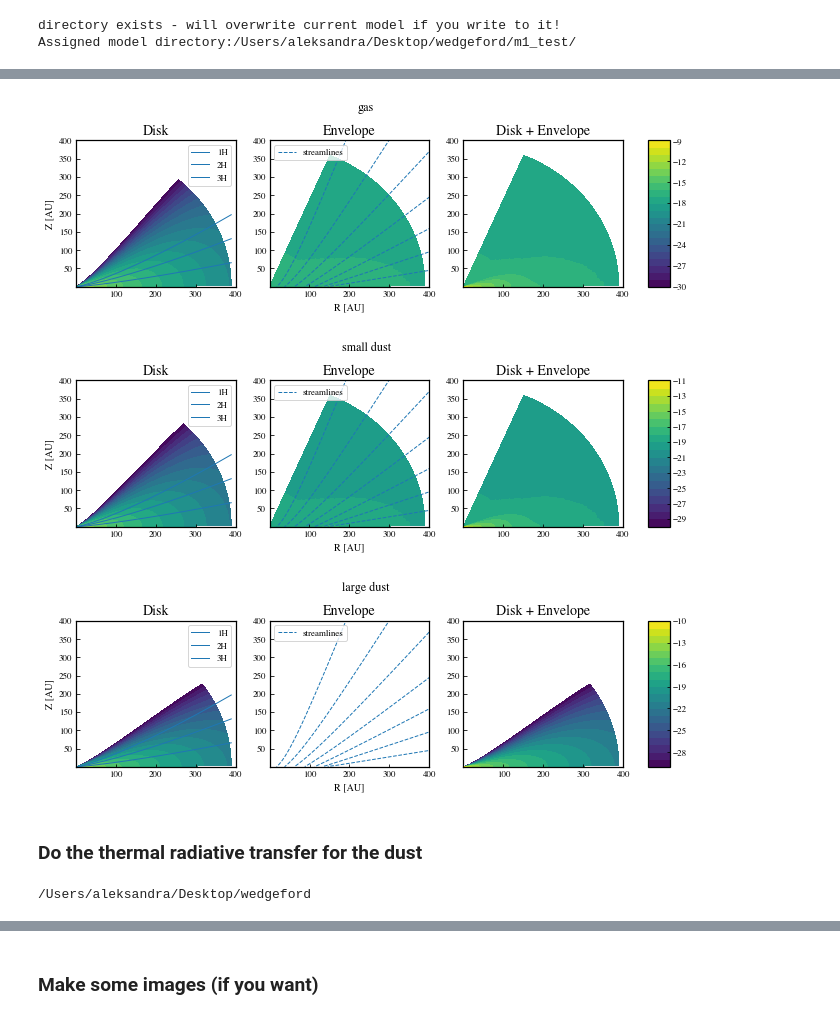
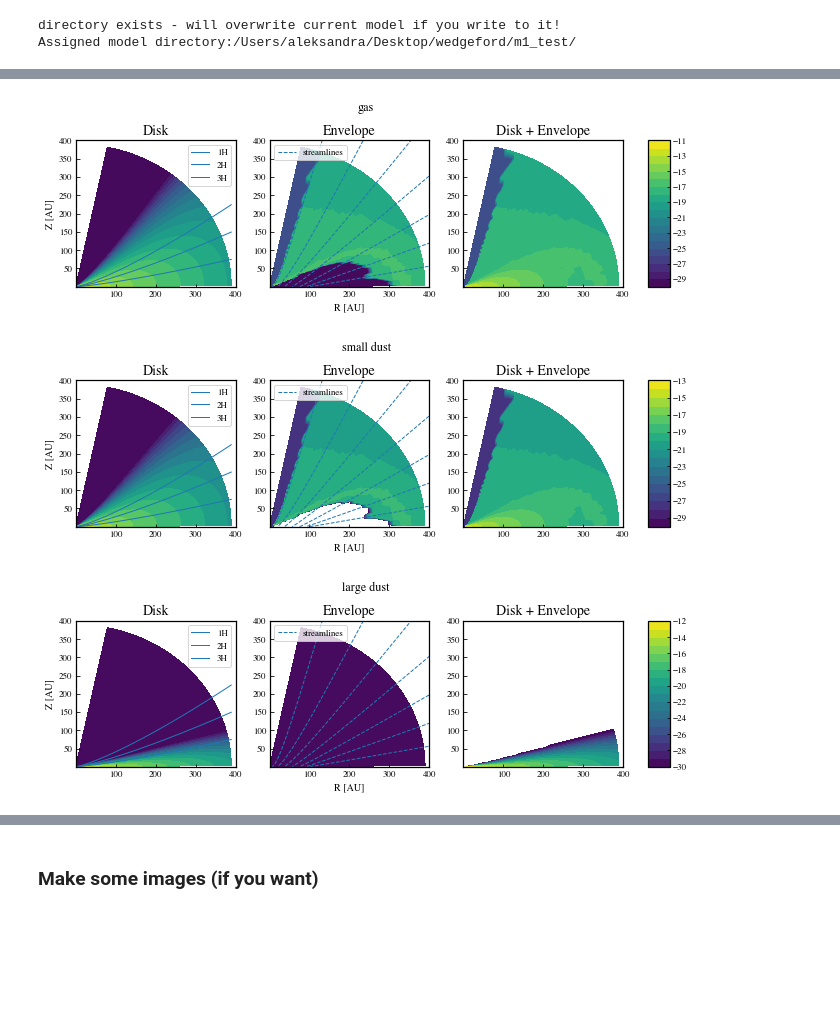
Before and after one commit to uconn-origins/wedgeford, a Jupyter notebook: make_model.ipynb, the cells around one changed output, grey strips where cells are left out. Saved outputs shown, nothing was run; the diff lists cells and outputs as text; code cells hidden in the pictures; blank space fills up the shorter version.

```diff
--- a/make_model.ipynb
+++ b/make_model.ipynb
@@ -13,12 +13,12 @@ Currently specified here in dictionaries.
 
 To-do: set up parameter file that will read into these dictionaries automatically
 # %%
-stellar_params = {'Ms': 1.1, 'Rs': 1.9, 'Ts': 4350}
-disk_params = {'Mdisk': 0.07, 'Mfrac': [0.01,0.05],'R0':[1,1], 'Rout':[150,150], 'H0':[0.05,0.025], 'p':[-1,-1], 'fi':[0.25,0.25], 'Rdisk':[30,30]}
-envelope_params = {'Min': 5.0e-6, 'Rc':150, 'rho_amb':1e-30, 'rho_0': 1e-25,'theta_min': 20,'exf':0.25,'Rmax':5e5, 'd2g': 0.01 }
-grid_params = {'N':[150,90,45], 'min':[0.1,pi/8.,0], 'max':[400,pi/2.,2*pi], 'spacing':['log','lin','lin']}
-dust_params = {'rho_si':3.0, 'amin_chem':0.06, 'amax_ism': 1.0, 'amin': [0.005e-6,0.005e-6,0.005e-6],
-              'amax': [1e-6,1e-6,1e-3]}
+stellar_params = {'Ms': 1, 'Rs': 2.0, 'Ts': 5000, 'accrate':5e-8,'f':0.01}
+disk_params = {'Mdisk': 0.07, 'Mfrac': [0.01,0.05],'R0':[5,5], 'Rout':[200,200], 'H0':[1,0.2], 'p':[-1,-1], 'fi':[0.25,0.25], 'Rdisk':[60,60]}
+envelope_params = {'Min': 1e-6, 'Rc':105, 'rho_amb':1e-30, 'rho_0': 1e-25,'theta_min': 15,'exf':0.25,'Rmax':5e5, 'd2g': 0.01, 'shock':True}
+grid_params = {'N':[150,90,45], 'min':[0.1,pi/16.,0], 'max':[400,pi/2.,2*pi], 'spacing':['log','lin','lin']}
+dust_params = {'rho_si':3.0, 'amin_chem':0.06, 'amax_ism': 1.0, 'amin': [0.005e-6,0.005e-6],
+              'amax': [1e-6,1e-3], 'apow': 3.5}
 RT_params = {'cr_model': 'ssx','zetacr': 1.3e-17,'LUV': 1, 'LX': 1e30, 'G0':1}
 # %%
 d1 = model(stellar_params, disk_params, envelope_params,grid_params,dust_params,RT_params)
@@ -32,10 +53,8 @@ Plot the model components
 # %%
-d1.plot_components(0)#gas
-d1.plot_components(1)#small dust
-d1.plot_components(2)#large dust
+plot_components(d1,0)#gas
+plot_components(d1,1)#small dust
+plot_components(d1,2)#large dust
 # %% [output]
-[figure, old version]
+[figure, new version]
-[figure, old version]
+[figure, new version]
-[figure, old version]
+[figure, new version]
-# %% [markdown]
-### Do the thermal radiative transfer for the dust
@@ -47,4 +60,0 @@ from models.outputs import *
-# %%
-print(parent_dir)
-# %% [output]
-/Users/aleksandra/Desktop/wedgeford
```
Also changed, not shown: parts of 22 cells of this notebook, 20 other files.
